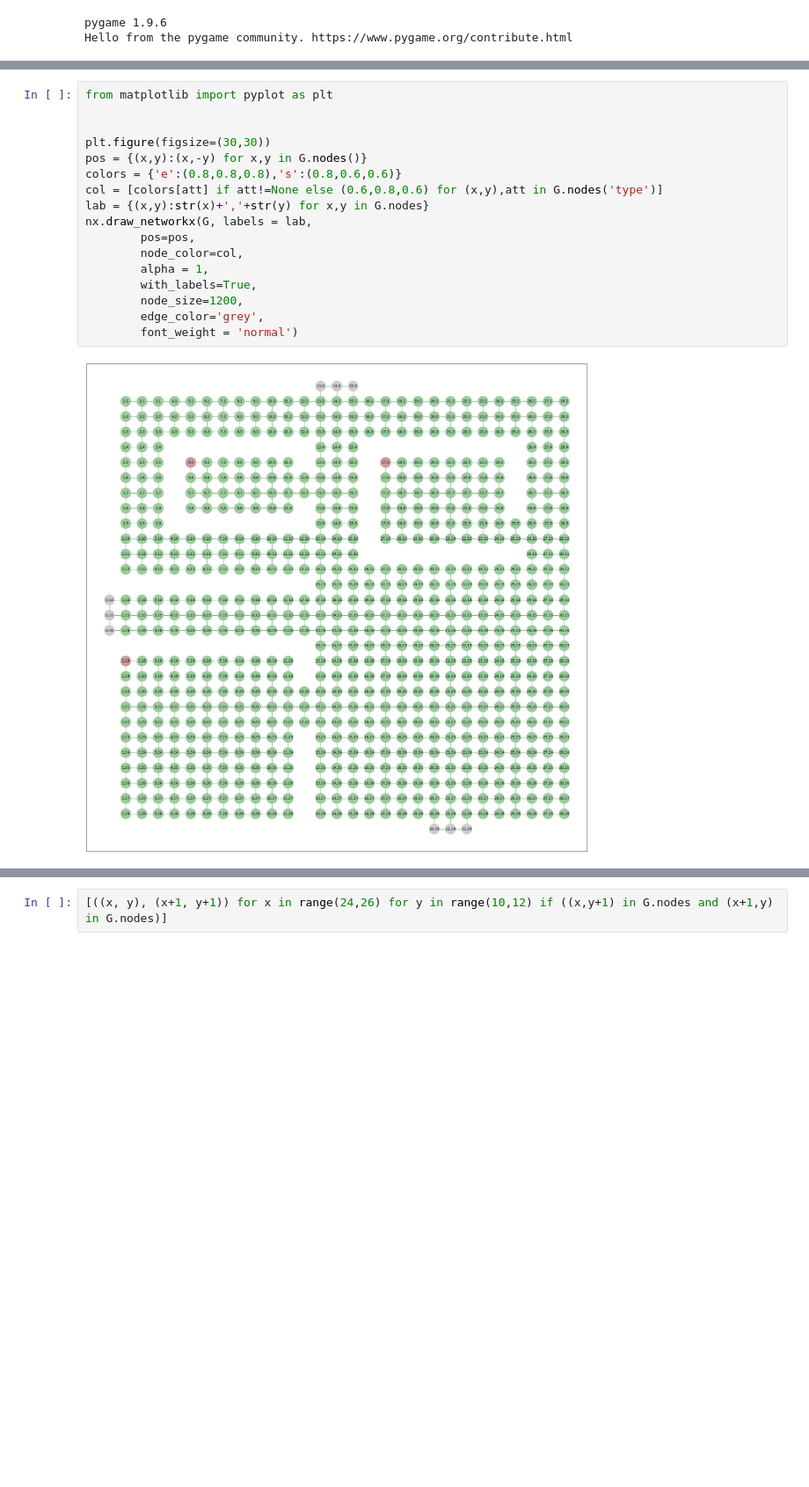
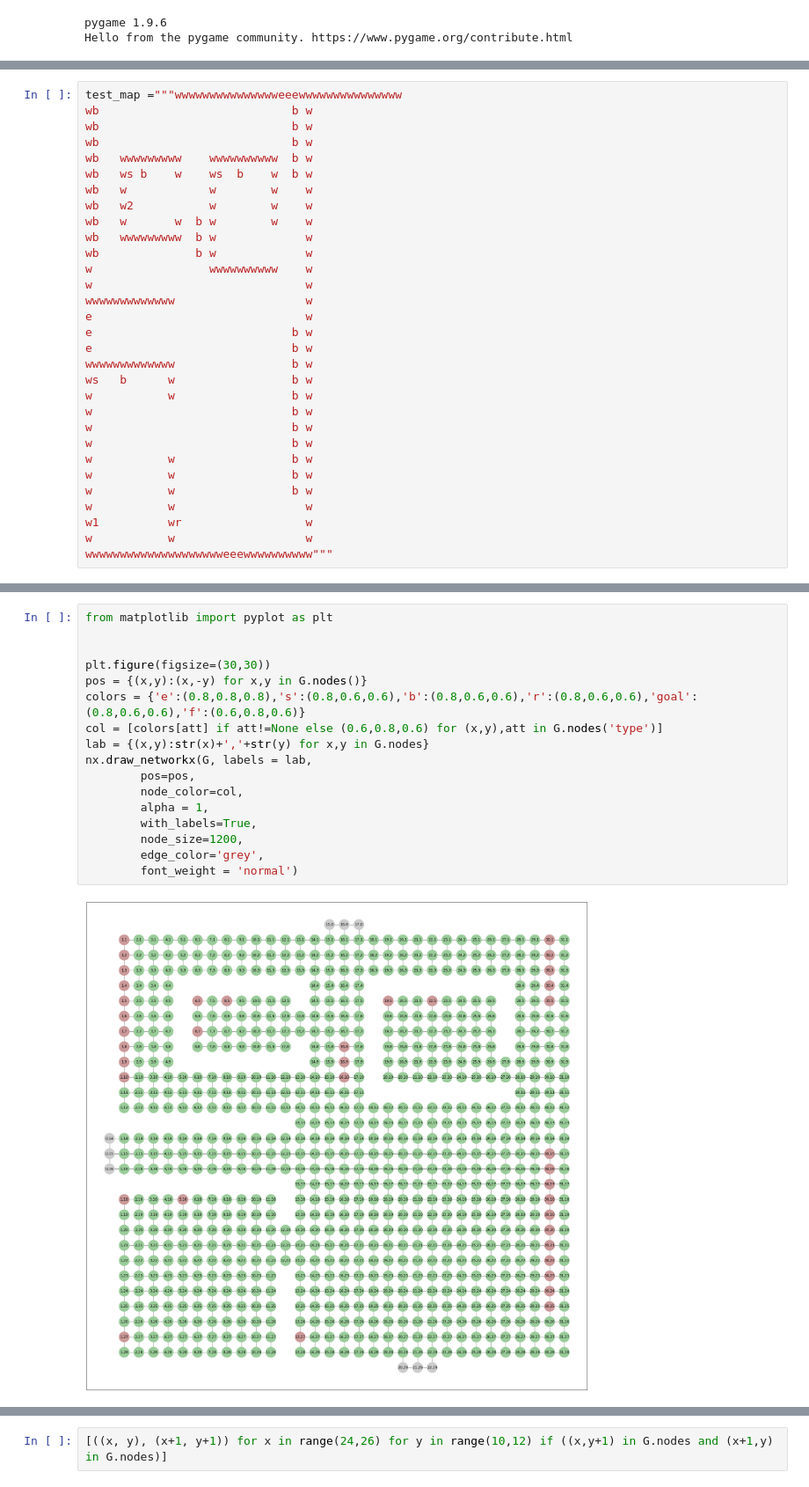
Before and after one commit to Charlottetheis/AI_mobile_robots, a Jupyter notebook: graph_test.ipynb, the cells around one changed output, grey strips where cells are left out. Shown at 88% size. Drawn from its saved outputs; the diff is of its cells as text; blank space fills up the shorter version.

```diff
--- a/graph_test.ipynb
+++ b/graph_test.ipynb
@@ -38,2 +7,33 @@ wwwwwwwwwwwwwwwwwwwweeewwwwwww"""
+# %%
+test_map ="""wwwwwwwwwwwwwwweeewwwwwwwwwwwwwww
+wb                            b w
+wb                            b w
+wb                            b w
+wb   wwwwwwwww    wwwwwwwwww  b w
+wb   ws b    w    ws  b    w  b w
+wb   w            w        w    w
+wb   w2           w        w    w
+wb   w       w  b w        w    w
+wb   wwwwwwwww  b w             w
+wb              b w             w
+w                 wwwwwwwwww    w
+w                               w
+wwwwwwwwwwwww                   w
+e                               w
+e                             b w
+e                             b w
+wwwwwwwwwwwww                 b w
+ws   b      w                 b w
+w           w                 b w
+w                             b w
+w                             b w
+w                             b w
+w           w                 b w
+w           w                 b w
+w           w                 b w
+w           w                   w
+w1          wr                  w
+w           w                   w
+wwwwwwwwwwwwwwwwwwwweeewwwwwwwwww"""
 # %%
 G, walls = parse_map(test_map)
@@ -58,19 +40,19 @@ free
 # %%
 from matplotlib import pyplot as plt
 
 
 plt.figure(figsize=(30,30))
 pos = {(x,y):(x,-y) for x,y in G.nodes()}
-colors = {'e':(0.8,0.8,0.8),'s':(0.8,0.6,0.6)}
+colors = {'e':(0.8,0.8,0.8),'s':(0.8,0.6,0.6),'b':(0.8,0.6,0.6),'r':(0.8,0.6,0.6),'goal':(0.8,0.6,0.6),'f':(0.6,0.8,0.6)}
 col = [colors[att] if att!=None else (0.6,0.8,0.6) for (x,y),att in G.nodes('type')]
 lab = {(x,y):str(x)+','+str(y) for x,y in G.nodes}
 nx.draw_networkx(G, labels = lab,
         pos=pos,
         node_color=col,
         alpha = 1,
         with_labels=True,
         node_size=1200,
         edge_color='grey',
         font_weight = 'normal')
 # %% [output]
-[figure, old version]
+[figure, new version]
```
Also changed, not shown: parts of 4 cells of this notebook, 13 other files.
